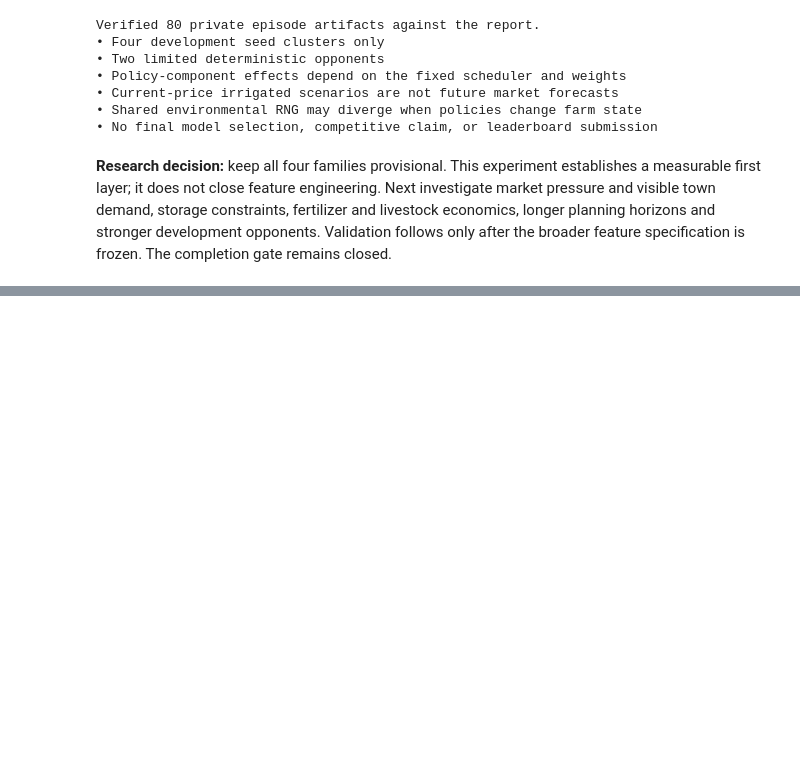
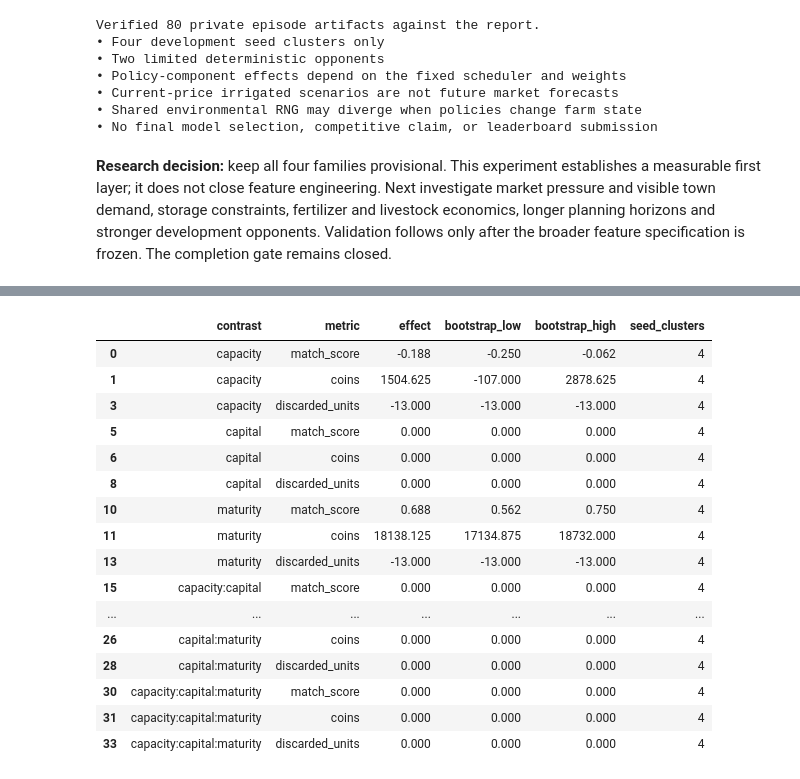
Before and after one commit to alvaromendizabal/kaggriculture, a Jupyter notebook: notebooks/02_feature_research.ipynb, the cells around one changed output, grey strips where cells are left out. Cells and saved outputs as stored; diff of their text form; code cells hidden in the pictures; blank space fills up the shorter version.

```diff
--- a/notebooks/02_feature_research.ipynb
+++ b/notebooks/02_feature_research.ipynb
@@ -264,0 +281,33 @@ Verified 80 private episode artifacts against the report.
+# %%
+import json
+from pathlib import Path
+
+import pandas as pd
+import plotly.graph_objects as go
+from IPython.display import display
+
+from kaggriculture_research.visuals import show_figure
+
+root = Path.cwd() if (Path.cwd() / "reports").exists() else Path.cwd().parent
+relationships = json.loads((root / "reports/relationship_research.json").read_text())
+games2 = pd.read_csv(root / "reports/relationship_games.csv", dtype={"arm": str})
+effects2 = pd.read_csv(root / "reports/relationship_effects.csv")
+registry2 = pd.read_csv(root / "reports/relationship_registry.csv")
+assert relationships["games"] == len(games2) == 64
+assert not relationships["validation_or_holdout_used"]
+assert relationships["feature_completion_gate"] == "closed"
+display(
+    pd.Series(
+        {
+            "Full games": len(games2),
+            "Independent development seed clusters": games2.seed.nunique(),
+            "State/history candidates screened": len(registry2),
+            "Sampled legal observations": relationships["screening"][
+                "sampled_development_observations"
+            ],
+            "Selected final-model features": 0,
+            "Exact conservation checks": relationships["conservation_verified_games"],
+        },
+        name="Verified scope",
+    ).to_frame()
+)
@@ -264,0 +371,24 @@ Verified 80 private episode artifacts against the report.
+# %%
+display(
+    effects2[effects2.metric.isin(["match_score", "coins", "discarded_units"])][
+        ["contrast", "metric", "effect", "bootstrap_low", "bootstrap_high", "seed_clusters"]
+    ].round(3)
+)
+# %% [output]
+|  | contrast | metric | effect | bootstrap_low | bootstrap_high | seed_clusters |
+| 0 | capacity | match_score | -0.188 | -0.250 | -0.062 | 4 |
+| 1 | capacity | coins | 1504.625 | -107.000 | 2878.625 | 4 |
+| 3 | capacity | discarded_units | -13.000 | -13.000 | -13.000 | 4 |
+| 5 | capital | match_score | 0.000 | 0.000 | 0.000 | 4 |
+| 6 | capital | coins | 0.000 | 0.000 | 0.000 | 4 |
+| 8 | capital | discarded_units | 0.000 | 0.000 | 0.000 | 4 |
+| 10 | maturity | match_score | 0.688 | 0.562 | 0.750 | 4 |
+| 11 | maturity | coins | 18138.125 | 17134.875 | 18732.000 | 4 |
+| 13 | maturity | discarded_units | -13.000 | -13.000 | -13.000 | 4 |
+| 15 | capacity:capital | match_score | 0.000 | 0.000 | 0.000 | 4 |
+| ... | ... | ... | ... | ... | ... | ... |
+| 26 | capital:maturity | coins | 0.000 | 0.000 | 0.000 | 4 |
+| 28 | capital:maturity | discarded_units | 0.000 | 0.000 | 0.000 | 4 |
+| 30 | capacity:capital:maturity | match_score | 0.000 | 0.000 | 0.000 | 4 |
+| 31 | capacity:capital:maturity | coins | 0.000 | 0.000 | 0.000 | 4 |
+| 33 | capacity:capital:maturity | discarded_units | 0.000 | 0.000 | 0.000 | 4 |
```
Also changed, not shown: parts of 10 cells of this notebook, 25 other files.
